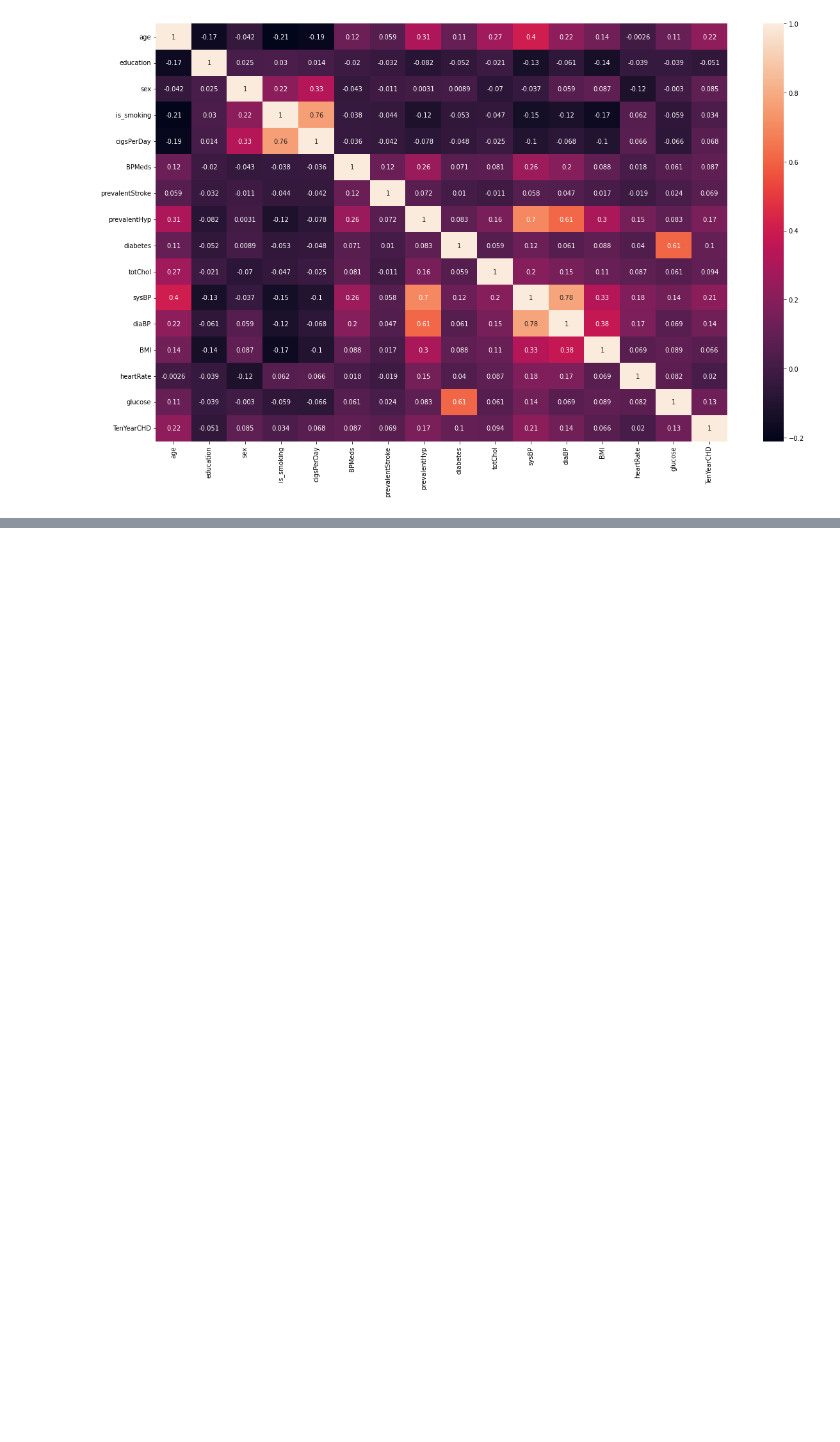
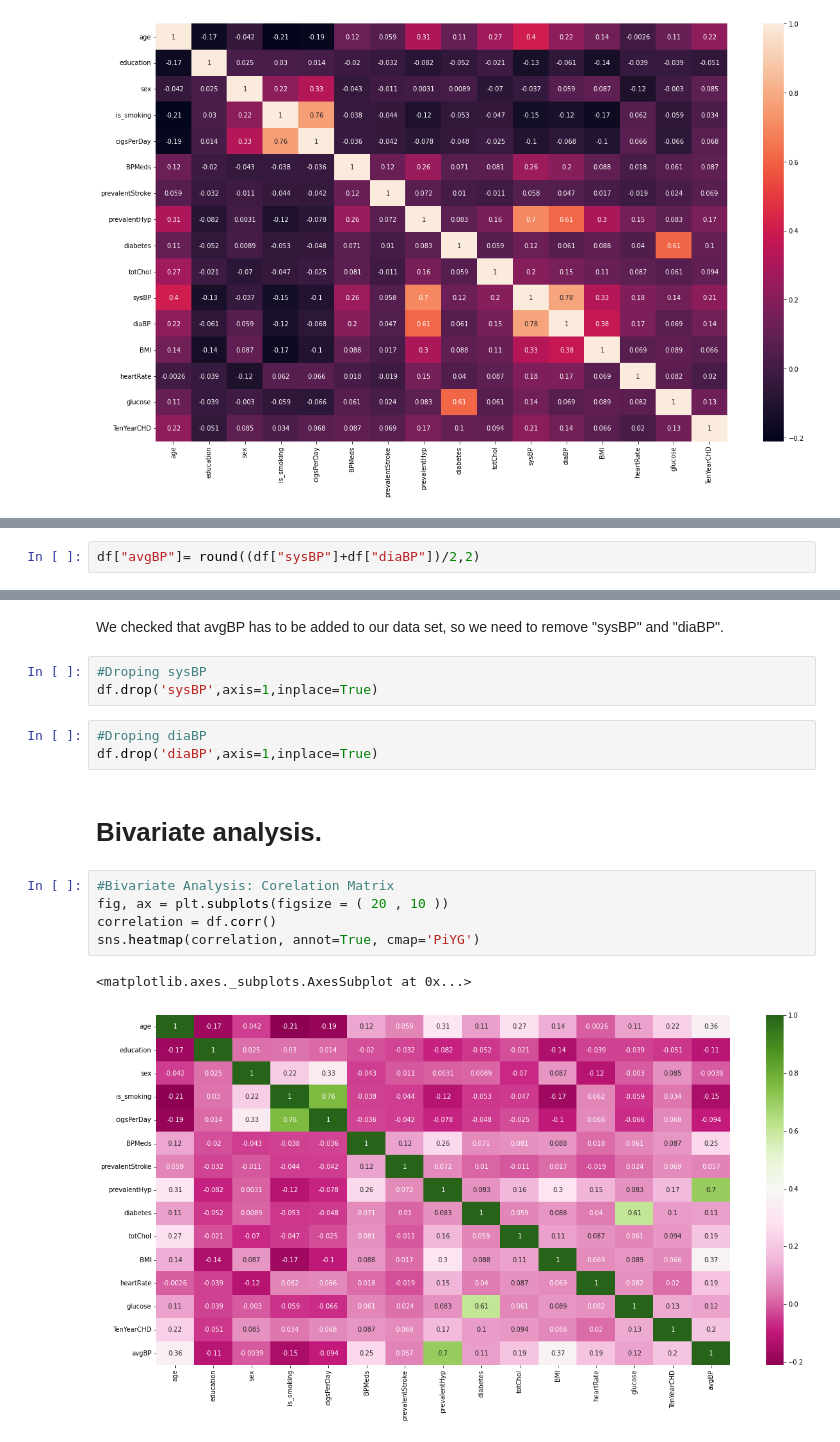
Before and after one commit to Ranjitkumarmuduli/Cardiovascular-Risk-Prediction-P_3, a Jupyter notebook: Supervised_ML_Classification_colab_notebook.ipynb, the cells around one changed output, grey strips where cells are left out. Cells and saved outputs as stored; diff of their text form; blank space fills up the shorter version.

```diff
--- a/Supervised_ML_Classification_colab_notebook.ipynb
+++ b/Supervised_ML_Classification_colab_notebook.ipynb
@@ -443,0 +444,2 @@ avgBP = (sysBP + diaBP)/2
+# %%
+df["avgBP"]= round((df["sysBP"]+df["diaBP"])/2,2)
@@ -443,0 +453,18 @@ avgBP = (sysBP + diaBP)/2
+# %% [markdown]
+We checked that avgBP has to be added to our data set, so we need to remove "sysBP" and "diaBP".
+# %%
+#Droping sysBP
+df.drop('sysBP',axis=1,inplace=True)
+# %%
+#Droping diaBP
+df.drop('diaBP',axis=1,inplace=True)
+# %% [markdown]
+# Bivariate analysis.
+# %%
+#Bivariate Analysis: Corelation Matrix
+fig, ax = plt.subplots(figsize = ( 20 , 10 ))
+correlation = df.corr()
+sns.heatmap(correlation, annot=True, cmap='PiYG')
+# %% [output]
+<matplotlib.axes._subplots.AxesSubplot at 0x...>
+[figure, added]
```
Also changed, not shown: parts of 54 cells of this notebook.
